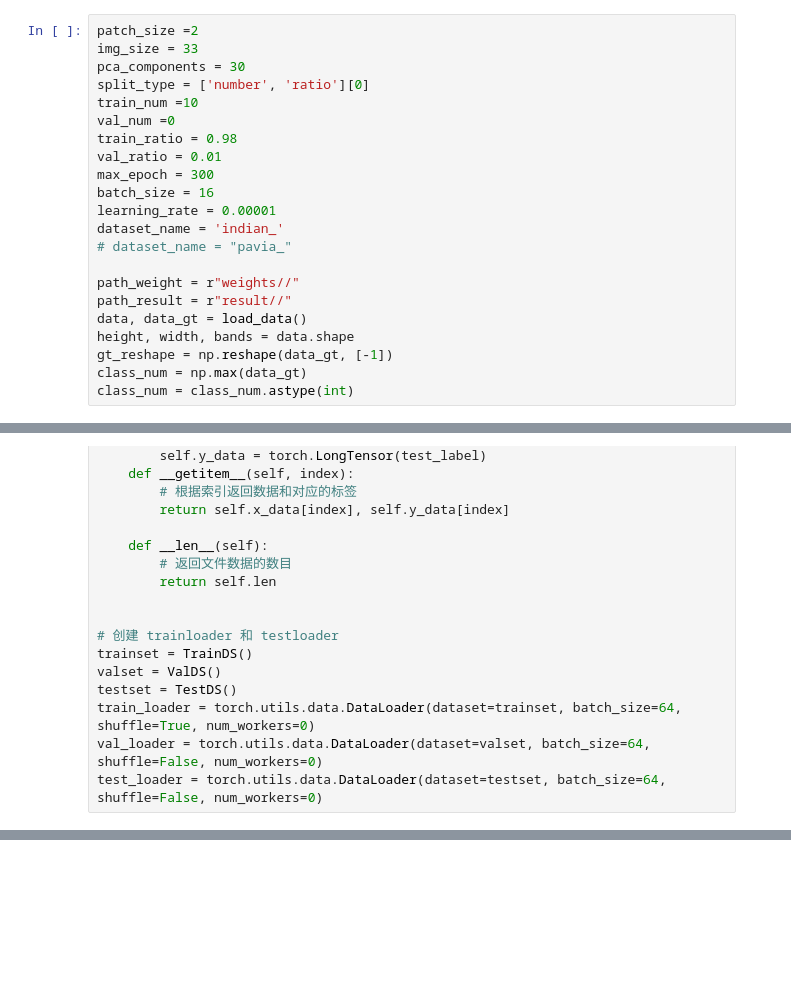
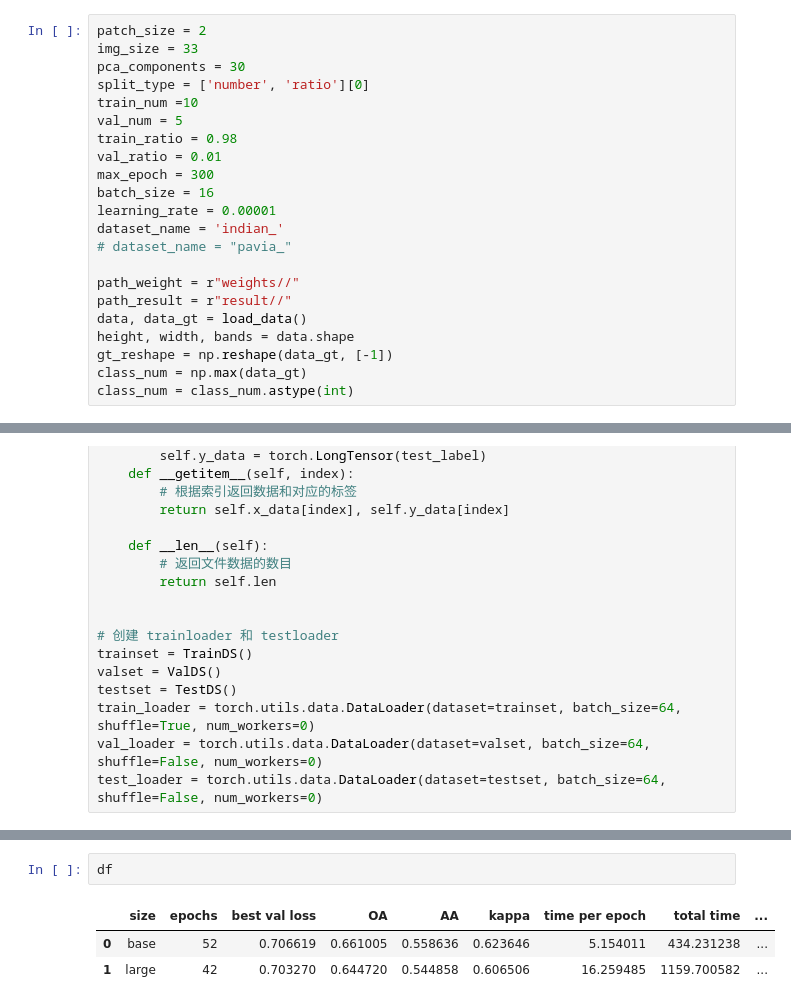
Before and after one commit to AndyMRoberts/HyperSIGMA, a Jupyter notebook: ImageClassification/demo cls spatsigma.ipynb, the cells around one changed output, grey strips where cells are left out. Drawn from its saved outputs; the diff is of its cells as text; blank space fills up the shorter version.

```diff
--- a/ImageClassification/demo cls spatsigma.ipynb
+++ b/ImageClassification/demo cls spatsigma.ipynb
@@ -50,12 +50,12 @@ def load_data():
     data_gt = IndianRaw().truth
     return data, data_gt
 # %%
-patch_size =2
+patch_size = 2
 img_size = 33
 pca_components = 30
 split_type = ['number', 'ratio'][0]
 train_num =10
-val_num =0
+val_num = 5
 train_ratio = 0.98
 val_ratio = 0.01
 max_epoch = 300
@@ -404,0 +514,6 @@ OutOfMemoryError: CUDA out of memory. Tried to allocate 640.00 MiB. GPU 0 has a
+# %%
+df
+# %% [output]
+|  | size | epochs | best val loss | OA | AA | kappa | time per epoch | total time | ... |
+| 0 | base | 52 | 0.706619 | 0.661005 | 0.558636 | 0.623646 | 5.154011 | 434.231238 | ... |
+| 1 | large | 42 | 0.703270 | 0.644720 | 0.544858 | 0.606506 | 16.259485 | 1159.700582 | ... |
```
Also changed, not shown: parts of 4 cells of this notebook, 7 other files.
